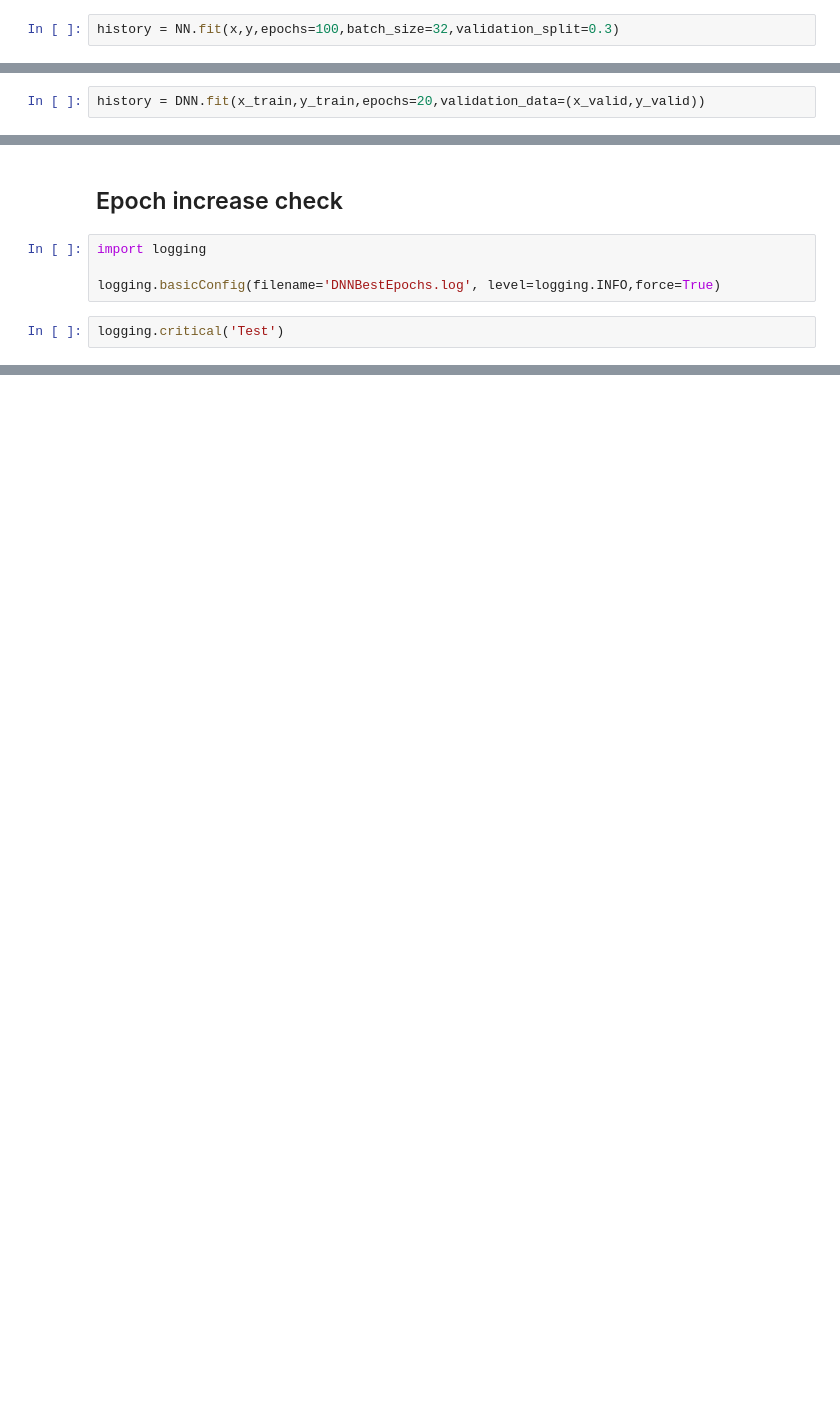
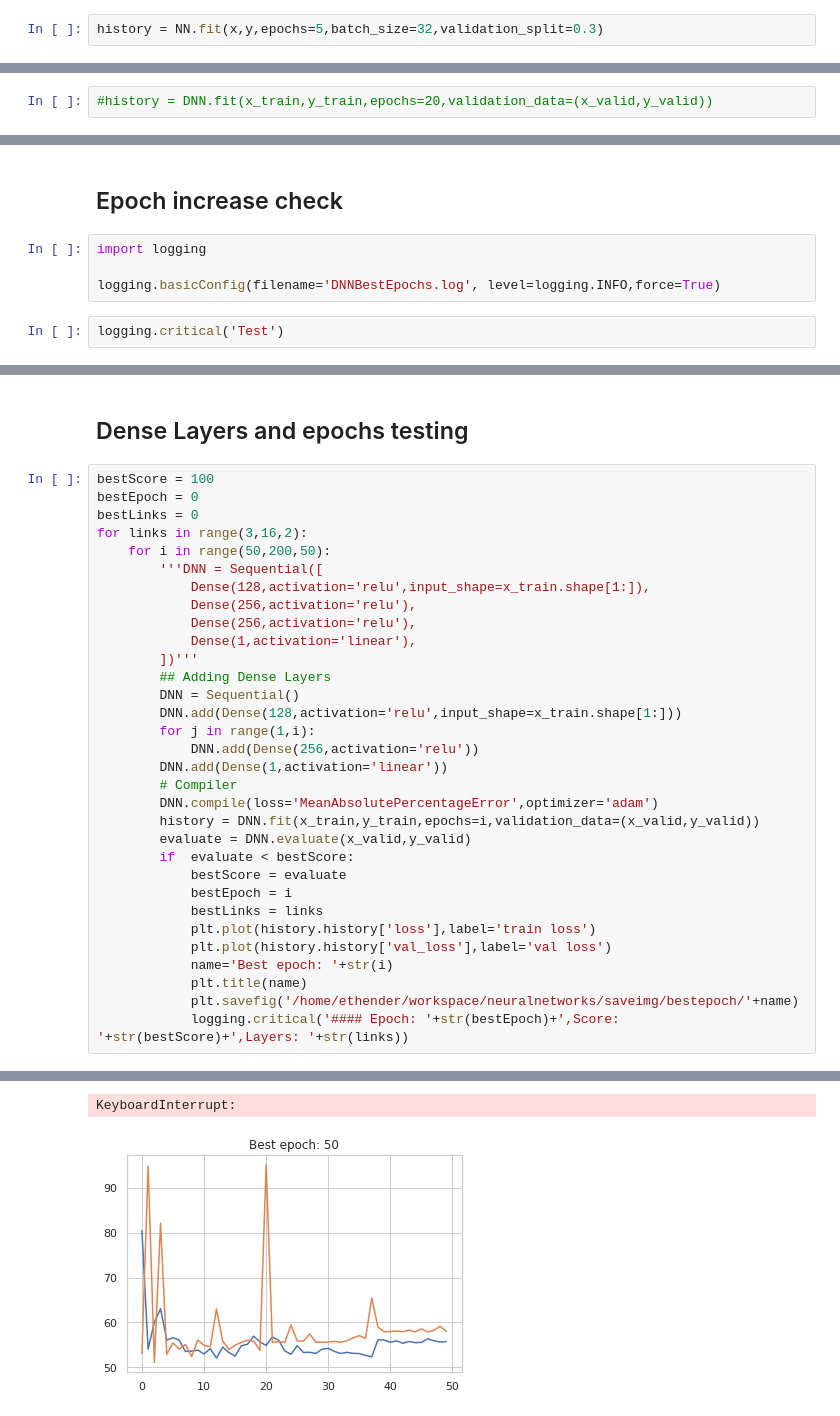
Before and after one commit to ethender/masterssemsterc, a Jupyter notebook: pricesprediction.ipynb, the cells around one changed output, grey strips where cells are left out. Saved outputs shown, nothing was run; the diff lists cells and outputs as text; blank space fills up the shorter version.

Commit message:
final checking layers and epochs

```diff
--- a/pricesprediction.ipynb
+++ b/pricesprediction.ipynb
@@ -566,5 +566,5 @@ callback_list = [checkpoint]
 # %% [markdown]
 https://towardsdatascience.com/deep-neural-networks-for-regression-problems-81321897ca33
 # %%
-history = NN.fit(x,y,epochs=100,batch_size=32,validation_split=0.3)
+history = NN.fit(x,y,epochs=5,batch_size=32,validation_split=0.3)
 # %% [output]
@@ -695,4 +686,4 @@ Trainable params: 100,353
 Non-trainable params: 0
 _________________________________________________________________
 # %%
-history = DNN.fit(x_train,y_train,epochs=20,validation_data=(x_valid,y_valid))
+#history = DNN.fit(x_train,y_train,epochs=20,validation_data=(x_valid,y_valid))
@@ -797,0 +747,35 @@ Epoch 174/200
+# %% [markdown]
+## Dense Layers and epochs testing
+# %%
+bestScore = 100
+bestEpoch = 0
+bestLinks = 0
+for links in range(3,16,2):
+    for i in range(50,200,50):
+        '''DNN = Sequential([
+            Dense(128,activation='relu',input_shape=x_train.shape[1:]),
+            Dense(256,activation='relu'),
+            Dense(256,activation='relu'),
+            Dense(1,activation='linear'),
+        ])'''
+        ## Adding Dense Layers
+        DNN = Sequential()
+        DNN.add(Dense(128,activation='relu',input_shape=x_train.shape[1:]))
+        for j in range(1,i):
+            DNN.add(Dense(256,activation='relu'))
+        DNN.add(Dense(1,activation='linear'))
+        # Compiler
+        DNN.compile(loss='MeanAbsolutePercentageError',optimizer='adam')
+        history = DNN.fit(x_train,y_train,epochs=i,validation_data=(x_valid,y_valid))
+        evaluate = DNN.evaluate(x_valid,y_valid)
+        if  evaluate < bestScore:
+            bestScore = evaluate
+            bestEpoch = i
+            bestLinks = links
+            plt.plot(history.history['loss'],label='train loss')
+            plt.plot(history.history['val_loss'],label='val loss')
+            name='Best epoch: '+str(i)
+            plt.title(name)
+            plt.savefig('/home/ethender/workspace/neuralnetworks/saveimg/bestepoch/'+name)
+            logging.critical('#### Epoch: '+str(bestEpoch)+',Score: '+str(bestScore)+',Layers: '+str(links))
+# %% [output]
@@ -797,0 +799,2 @@ Epoch 174/200
+KeyboardInterrupt:
+[figure, added]
```
Also changed, not shown: parts of 13 cells of this notebook.
